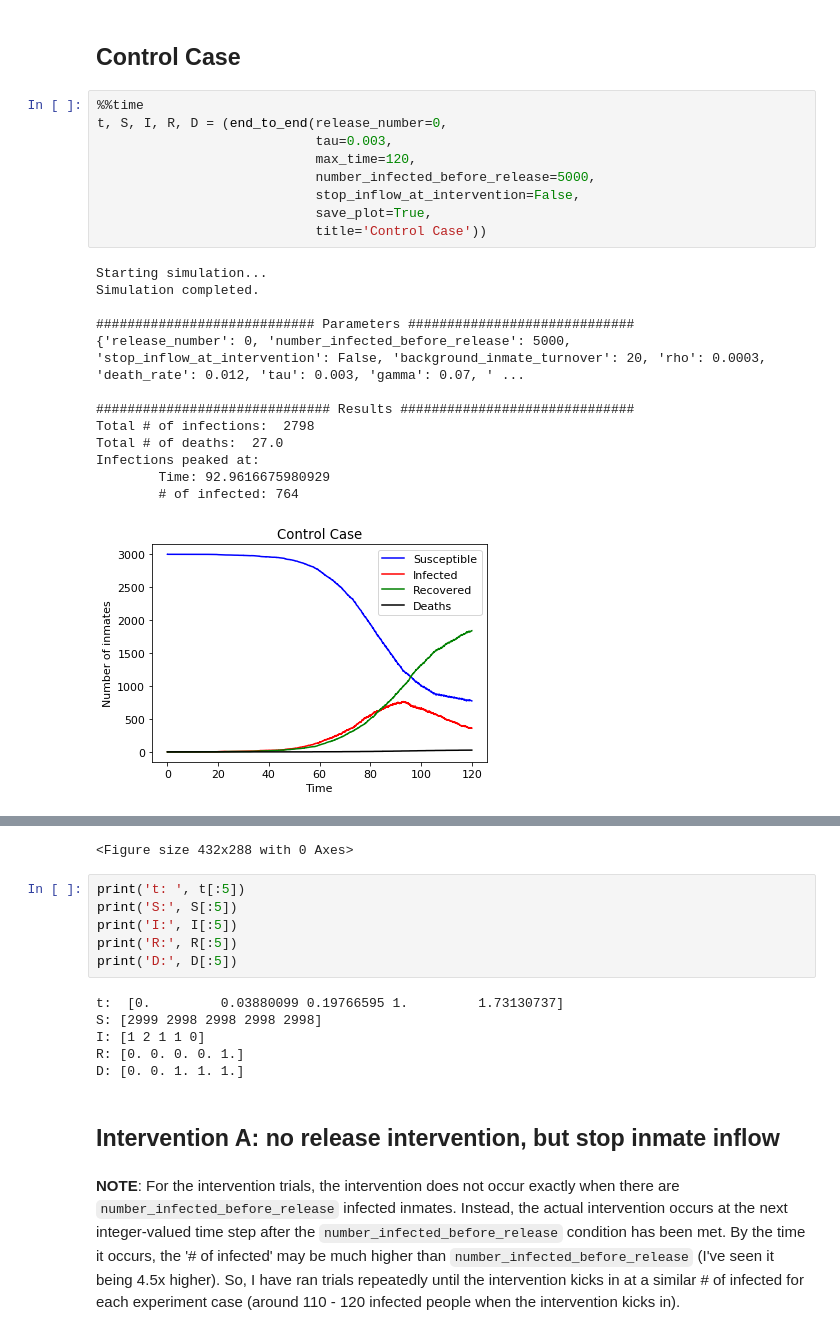
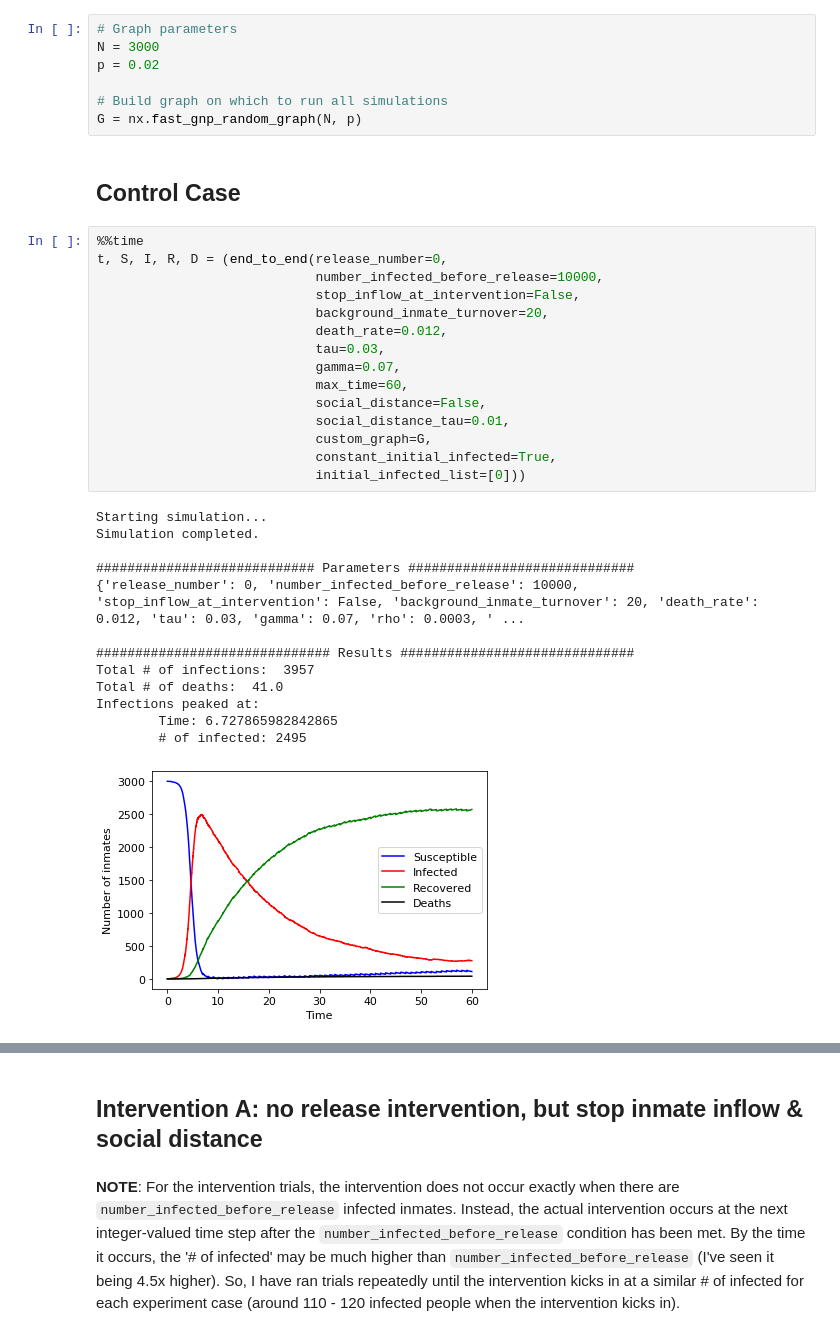
Before and after one commit to bwolfson97/UCLA-Networks-Final-Project, a Jupyter notebook: experiments.ipynb, the cells around one changed output, grey strips where cells are left out. Drawn from its saved outputs; the diff is of its cells as text.

```diff
--- a/experiments.ipynb
+++ b/experiments.ipynb
@@ -74,28 +74,41 @@ The cases we shall examine are as follows:
 3. **Intervention B**: release intervention and stopping of inmate intake
 
 For case 3, Intervention B, we shall experiment with a range of release numbers and release conditions.
+# %%
+# Graph parameters
+N = 3000
+p = 0.02
+
+# Build graph on which to run all simulations
+G = nx.fast_gnp_random_graph(N, p)
 # %% [markdown]
 ## Control Case
 # %%
 %%time
 t, S, I, R, D = (end_to_end(release_number=0,
-                            tau=0.003,
-                            max_time=120,
-                            number_infected_before_release=5000,
+                            number_infected_before_release=10000,
                             stop_inflow_at_intervention=False,
-                            save_plot=True,
-                            title='Control Case'))
+                            background_inmate_turnover=20,
+                            death_rate=0.012,
+                            tau=0.03,
+                            gamma=0.07,
+                            max_time=60,
+                            social_distance=False,
+                            social_distance_tau=0.01,
+                            custom_graph=G,
+                            constant_initial_infected=True,
+                            initial_infected_list=[0]))
 # %% [output]
 Starting simulation...
 Simulation completed.
 
 ############################ Parameters #############################
-{'release_number': 0, 'number_infected_before_release': 5000, 'stop_inflow_at_intervention': False, 'background_inmate_turnover': 20, 'rho': 0.0003, 'death_rate': 0.012, 'tau': 0.003, 'gamma': 0.07, ' ...
+{'release_number': 0, 'number_infected_before_release': 10000, 'stop_inflow_at_intervention': False, 'background_inmate_turnover': 20, 'death_rate': 0.012, 'tau': 0.03, 'gamma': 0.07, 'rho': 0.0003, ' ...
 
 ############################## Results ##############################
-Total # of infections:  2798
-Total # of deaths:  27.0
+Total # of infections:  3957
+Total # of deaths:  41.0
 Infections peaked at:
-        Time: 92.9616675980929
-        # of infected: 764
+        Time: 6.727865982842865
+        # of infected: 2495
-[figure, old version]
+[figure, new version]
@@ -104,18 +116,5 @@ Wall time: 13.8 s
-<Figure size 432x288 with 0 Axes>
-# %%
-print('t: ', t[:5])
-print('S:', S[:5])
-print('I:', I[:5])
-print('R:', R[:5])
-print('D:', D[:5])
-# %% [output]
-t:  [0.         0.03880099 0.19766595 1.         1.73130737]
-S: [2999 2998 2998 2998 2998]
-I: [1 2 1 1 0]
-R: [0. 0. 0. 0. 1.]
-D: [0. 0. 1. 1. 1.]
 # %% [markdown]
-## Intervention A: no release intervention, but stop inmate inflow
+## Intervention A: no release intervention, but stop inmate inflow & social distance
 # %% [markdown]
 **NOTE**: For the intervention trials, the intervention does not occur exactly when there are `number_infected_before_release` infected inmates. Instead, the actual intervention occurs at the next integer-valued time step after the `number_infected_before_release` condition has been met. By the time it occurs, the '# of infected' may be much higher than `number_infected_before_release` (I've seen it being 4.5x higher). So, I have ran trials repeatedly until the intervention kicks in at a similar # of infected for each experiment case (around 110 - 120 infected people when the intervention kicks in).
 # %%
```
Also changed, not shown: parts of 5 cells of this notebook, 1 other file.
